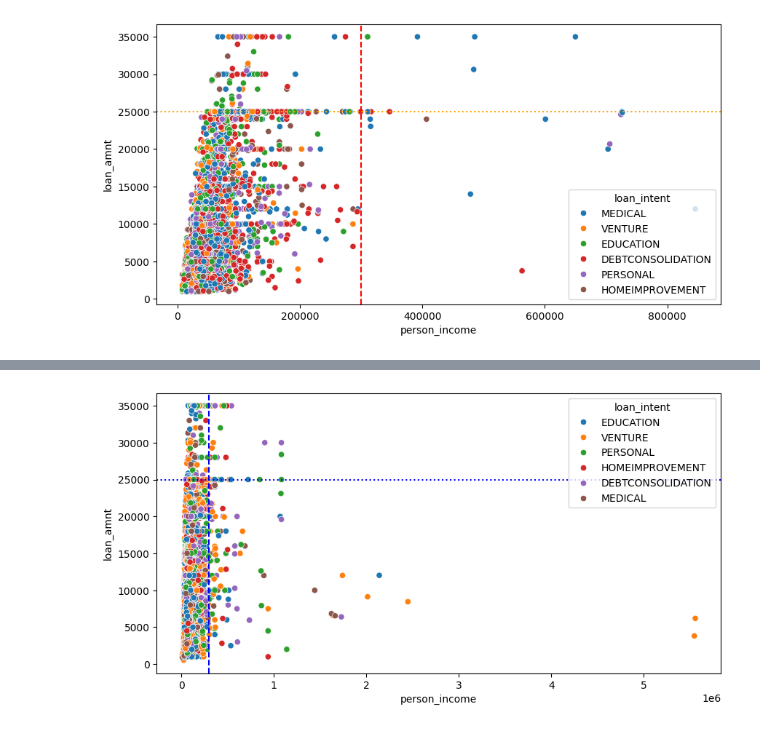
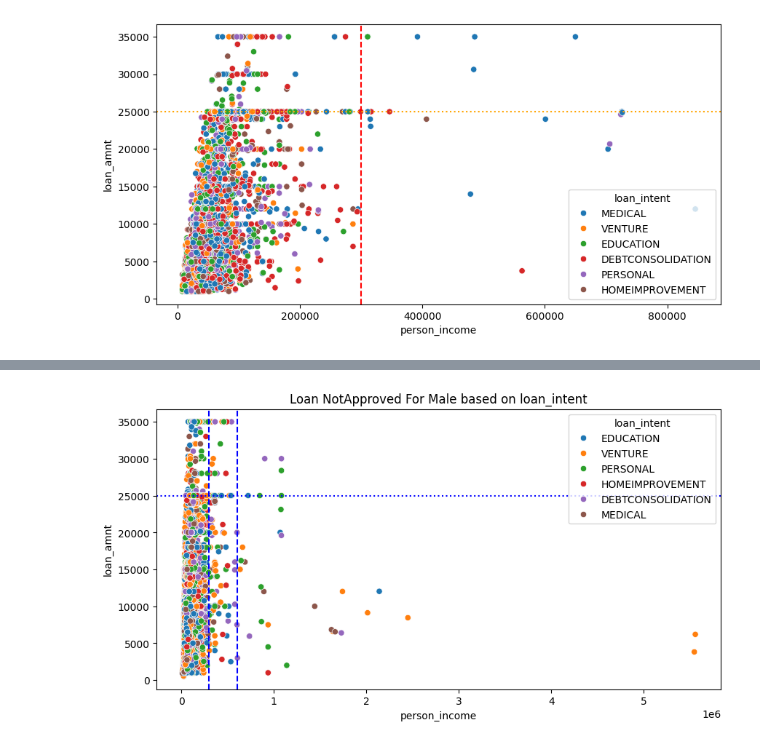
Before and after one commit to Ajay-Kandagatla/DATASCIENCE, a Jupyter notebook: Loan_Approval_EDA.ipynb, the cells around one changed output, grey strips where cells are left out. Cells and saved outputs as stored; diff of their text form; code cells hidden in the pictures.

```diff
--- a/Loan_Approval_EDA.ipynb
+++ b/Loan_Approval_EDA.ipynb
@@ -170,8 +272,11 @@ plt.show()
 # %%
 plt.figure(figsize = (10,5))
 sns.scatterplot(x = loan_status_notapproved_male['person_income'],y = loan_status_notapproved_male['loan_amnt'],hue = loan_status_notapproved_male['loan_intent'])
+plt.title('Loan NotApproved For Male based on loan_intent')
 plt.axvline(300000,linestyle = '--',c = 'b')
 plt.axhline(25000,linestyle = ':',c = 'b')
+plt.axvline(600000,linestyle = '--',c = 'b')
+
 plt.show()
 # %% [output]
-[figure, old version]
+[figure, new version]
```
Also changed, not shown: parts of 23 cells of this notebook.
